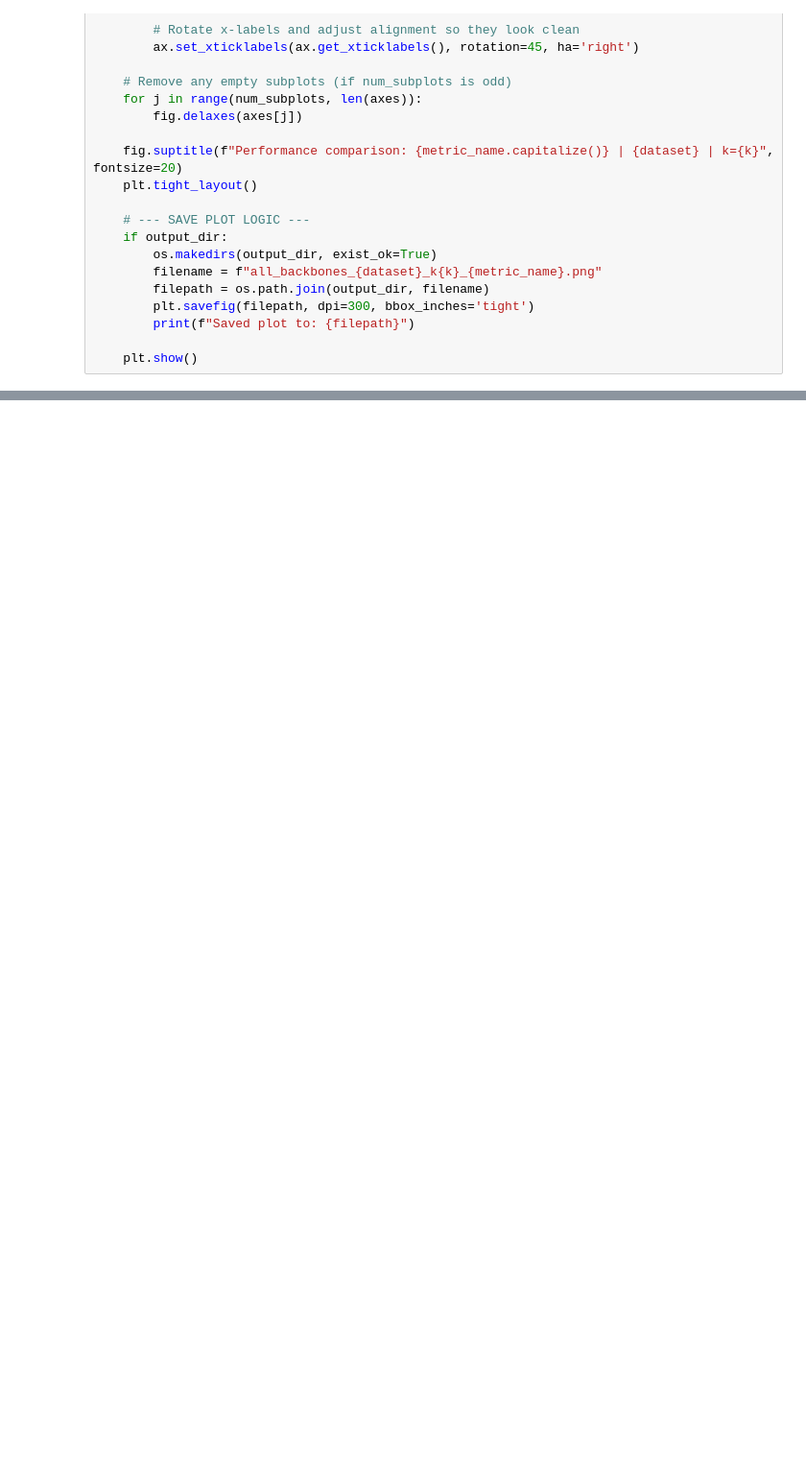
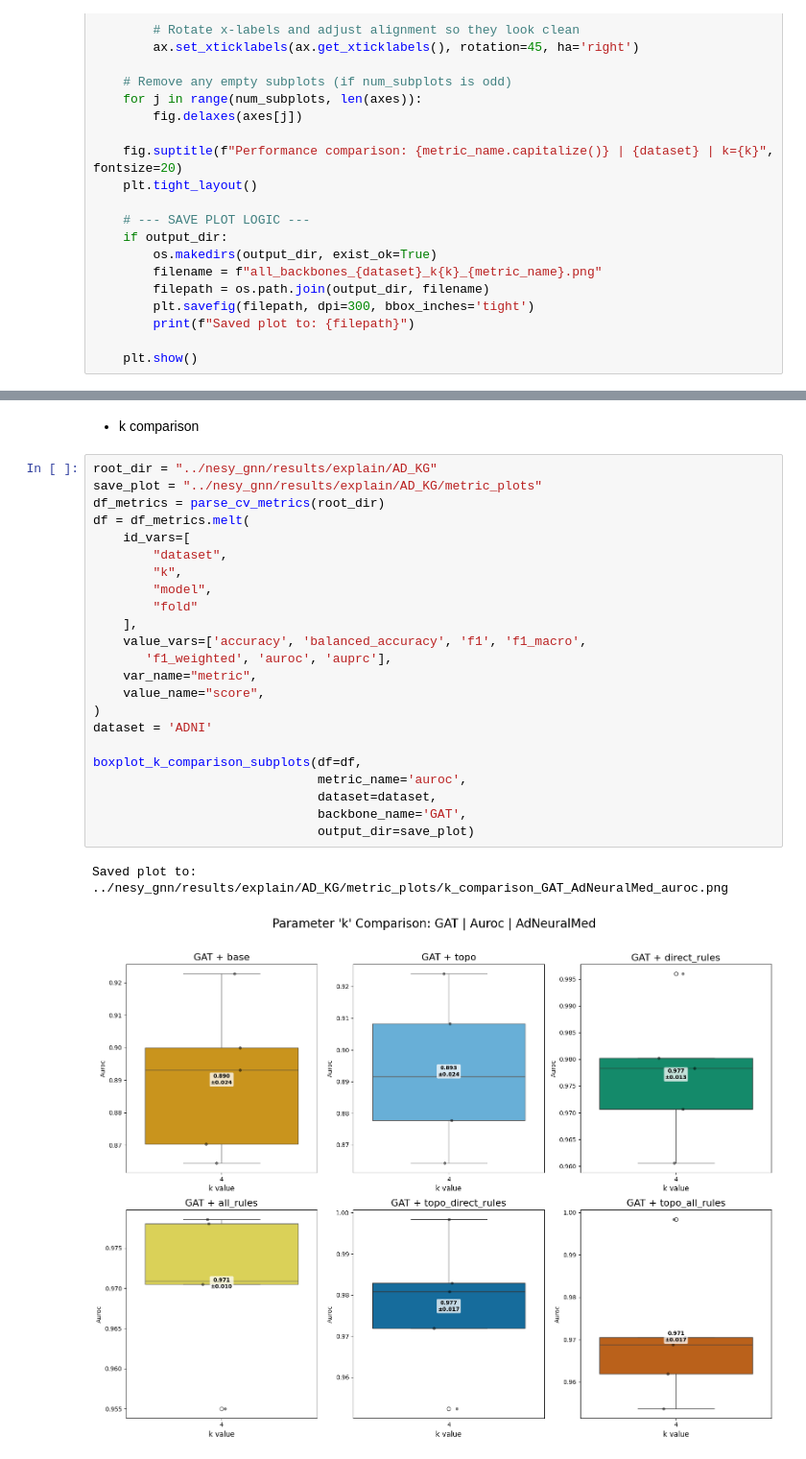
Before and after one commit to Xiaoxuan-Yu-ty/HybridKG, a Jupyter notebook: nesy_gnn/boxplot.ipynb, the cells around one changed output, grey strips where cells are left out. Shown at 96% size. Cells and saved outputs as stored; diff of their text form; blank space fills up the shorter version.

```diff
--- a/nesy_gnn/boxplot.ipynb
+++ b/nesy_gnn/boxplot.ipynb
@@ -176,0 +405,28 @@ def boxplot_all_backbones_subplots(df,
+# %% [markdown]
++ k comparison
+# %%
+root_dir = "../nesy_gnn/results/explain/AD_KG"
+save_plot = "../nesy_gnn/results/explain/AD_KG/metric_plots"
+df_metrics = parse_cv_metrics(root_dir)
+df = df_metrics.melt(
+    id_vars=[
+        "dataset",
+        "k",
+        "model",
+        "fold"
+    ],
+    value_vars=['accuracy', 'balanced_accuracy', 'f1', 'f1_macro',
+       'f1_weighted', 'auroc', 'auprc'],
+    var_name="metric",
+    value_name="score",
+)
+dataset = 'ADNI'
+
+boxplot_k_comparison_subplots(df=df,
+                              metric_name='auroc',
+                              dataset=dataset,
+                              backbone_name='GAT',
+                              output_dir=save_plot)
+# %% [output]
+Saved plot to: ../nesy_gnn/results/explain/AD_KG/metric_plots/k_comparison_GAT_AdNeuralMed_auroc.png
+[figure, added]
```
Also changed, not shown: parts of 6 cells of this notebook, 4 other files.
